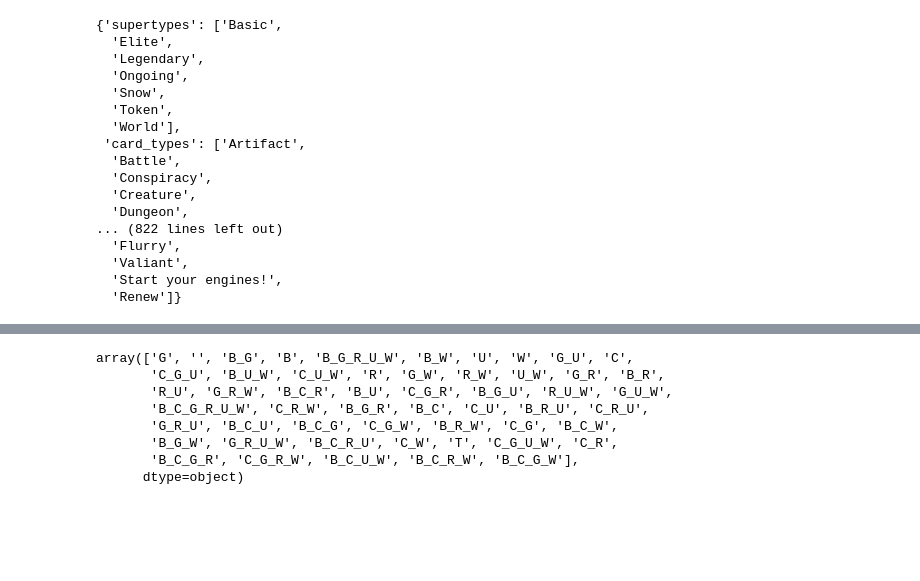
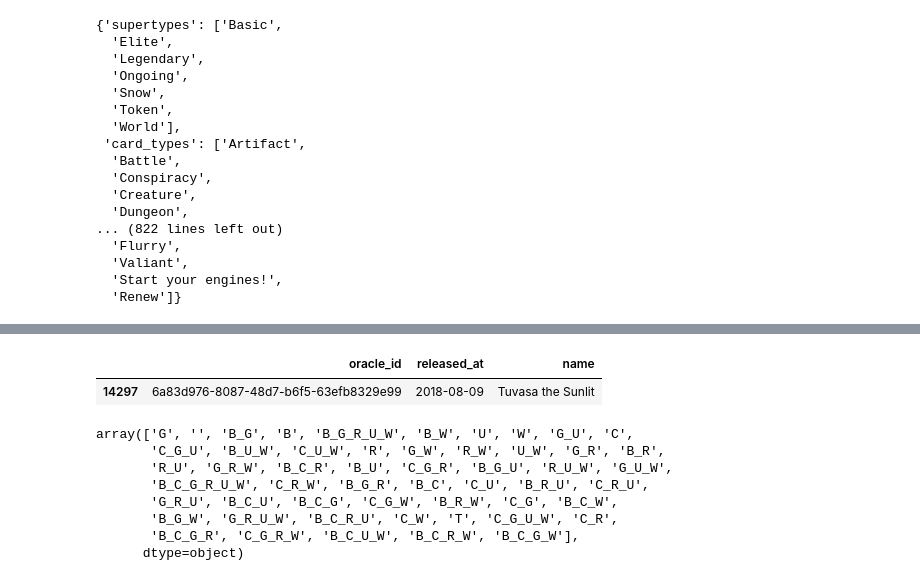
Before and after one commit to blh119/MTG_Scryfall_App, a Jupyter notebook: Untitled.ipynb, the cells around one changed output, grey strips where cells are left out. Cells and saved outputs as stored; diff of their text form; code cells hidden in the pictures; blank space fills up the shorter version.

```diff
--- a/Untitled.ipynb
+++ b/Untitled.ipynb
@@ -691,2 +714,2 @@ processor.scryfall_features_lists
 # %%
-processor.df.loc[processor.df["name"] == "Koskun Falls", "type_line"]
+processor.df = processor.df.loc[~processor.df["oracle_id"].isna(), ].copy()
@@ -696,3 +747,8 @@ Name: type_line, dtype: object
+# %%
+processor.df.loc[processor.df["name"].str.contains("Tuvasa the Sunlit") , ["oracle_id", "released_at", "name"]]
+# %% [output]
+|  | oracle_id | released_at | name |
+| 14297 | 6a83d976-8087-48d7-b6f5-63efb8329e99 | 2018-08-09 | Tuvasa the Sunlit |
 # %%
 processor.df["card_colors_list"] = ["_".join(item) for item in processor.df["color_identity"]]
 # %%
```
Also changed, not shown: parts of 20 cells of this notebook, 1 other file.
